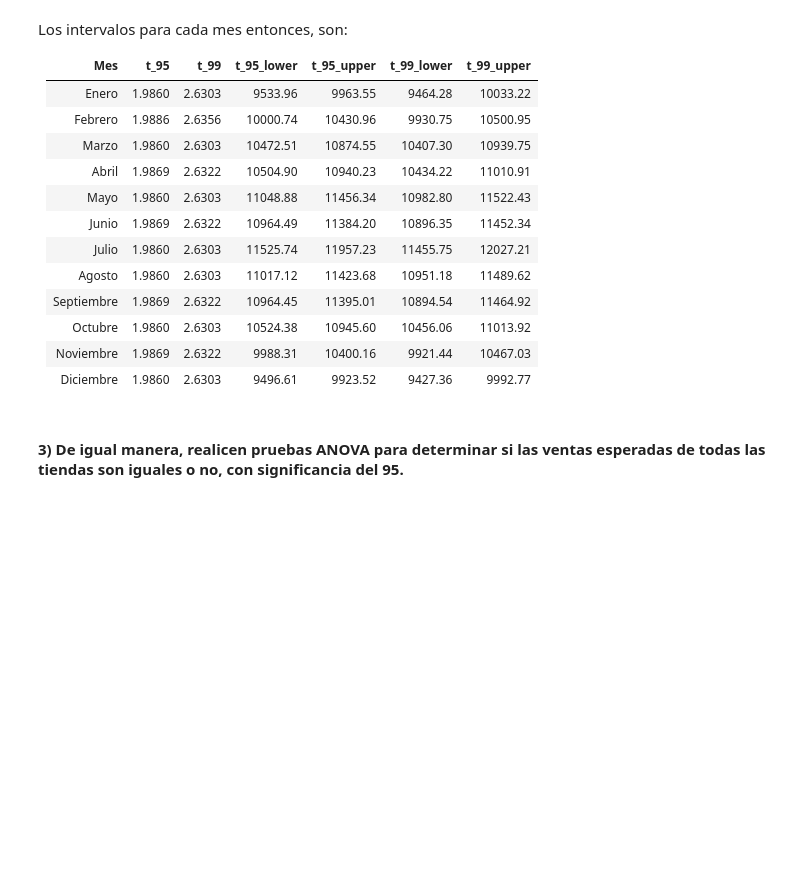
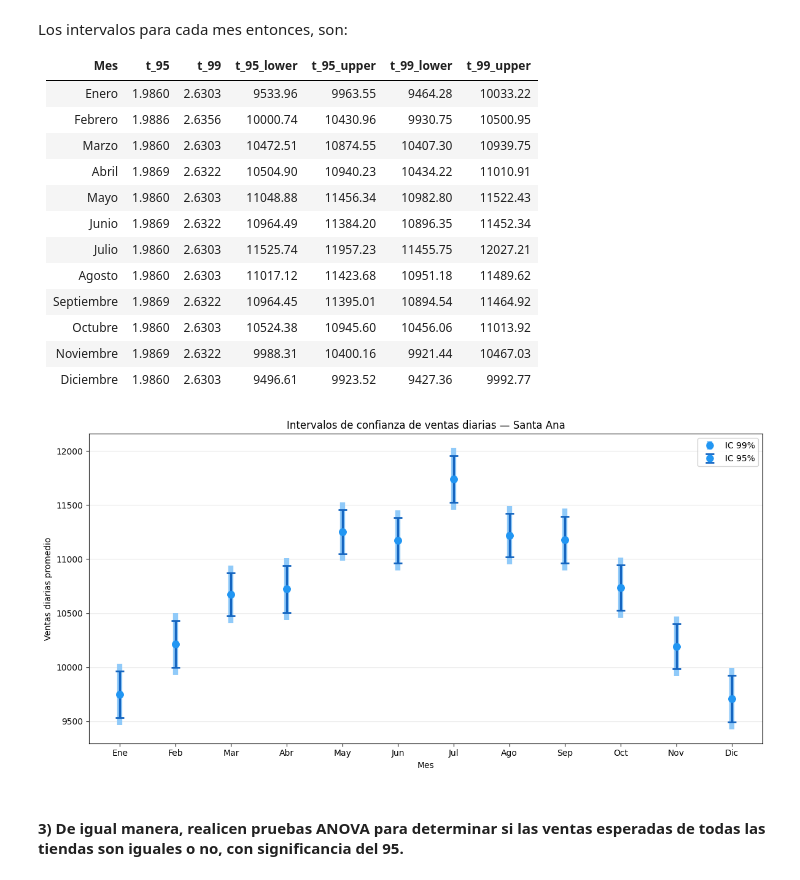
Before and after one commit to gabrielquiroga/peia-primer-examen-parcial, a Jupyter notebook: parciales/tercero/resolucion.ipynb, the cells around one changed output. Saved outputs shown, nothing was run; the diff lists cells and outputs as text; code cells hidden in the pictures; blank space fills up the shorter version.

Commit message:
Se agrega gráfico de intervalos de confianza para meses

```diff
--- a/parciales/tercero/resolucion.ipynb
+++ b/parciales/tercero/resolucion.ipynb
@@ -289,6 +290,31 @@ Los intervalos para cada mes entonces, son:
 | Octubre | 1.9860 | 2.6303 | 10524.38 | 10945.60 | 10456.06 | 11013.92 |
 | Noviembre | 1.9869 | 2.6322 | 9988.31 | 10400.16 | 9921.44 | 10467.03 |
 | Diciembre | 1.9860 | 2.6303 | 9496.61 | 9923.52 | 9427.36 | 9992.77 |
+# %%
+nombres_meses_cortos = ['Ene', 'Feb', 'Mar', 'Abr', 'May', 'Jun',
+                        'Jul', 'Ago', 'Sep', 'Oct', 'Nov', 'Dic']
+fig, ax = plt.subplots(figsize=(12, 6))
+x = np.arange(12)
+medias = sa_mes['mean'].values
+err_95 = sa_mes['t_95'] * sa_mes['se']
+err_99 = sa_mes['t_99'] * sa_mes['se']
+# IC 99% — banda más ancha, atrás
+ax.errorbar(x, medias, yerr=err_99, fmt='o', color='#2196F3', ecolor='#90CAF9',
+            elinewidth=6, capsize=0, markersize=8, zorder=2, label='IC 99%')
+# IC 95% — banda más angosta, adelante
+ax.errorbar(x, medias, yerr=err_95, fmt='o', color='#2196F3', ecolor='#1565C0',
+            elinewidth=2.5, capsize=5, capthick=2, markersize=8, zorder=3, label='IC 95%')
+ax.set_xticks(x)
+ax.set_xticklabels(nombres_meses_cortos)
+ax.set_xlabel('Mes')
+ax.set_ylabel('Ventas diarias promedio')
+ax.set_title('Intervalos de confianza de ventas diarias — Santa Ana')
+ax.legend()
+ax.grid(axis='y', alpha=0.3)
+plt.tight_layout()
+plt.show()
+# %% [output]
+[figure, added]
 # %% [markdown]
 #### 3) De igual manera, realicen pruebas ANOVA para determinar si las ventas esperadas de todas las tiendas son iguales o no, con significancia del 95.
 # %% [markdown]
```
Also changed, not shown: parts of 1 cell of this notebook.
